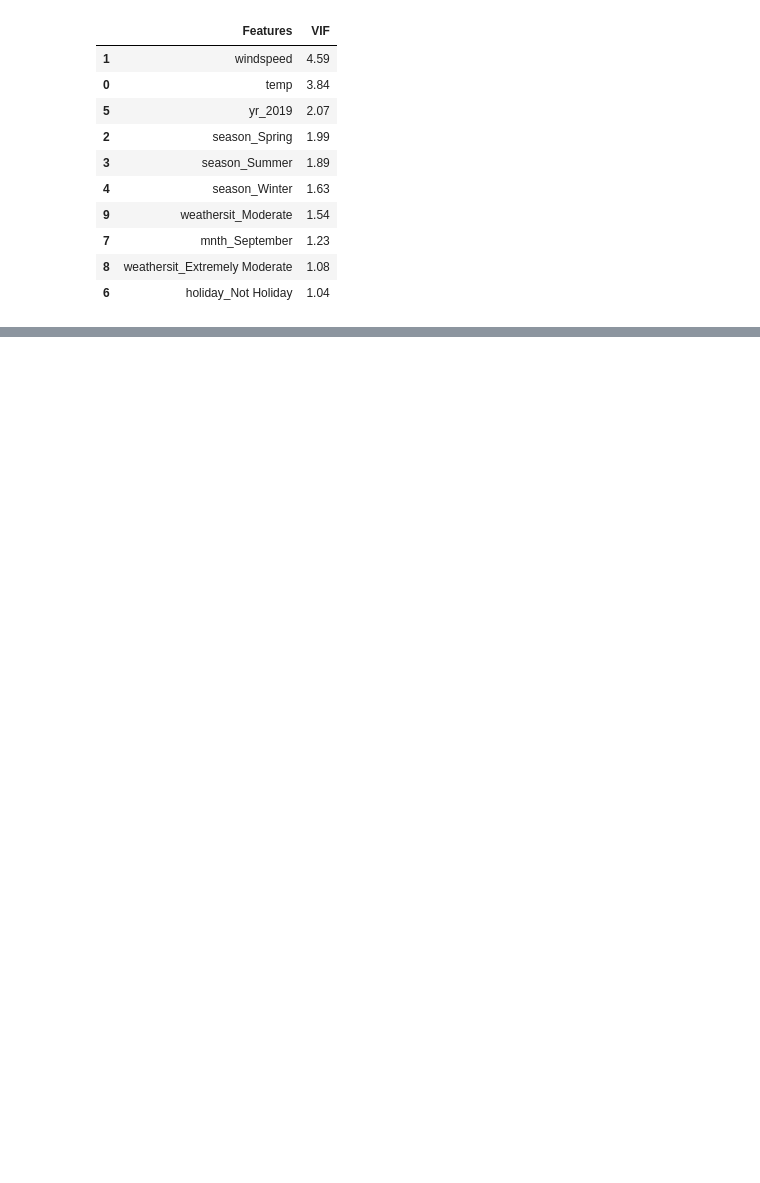
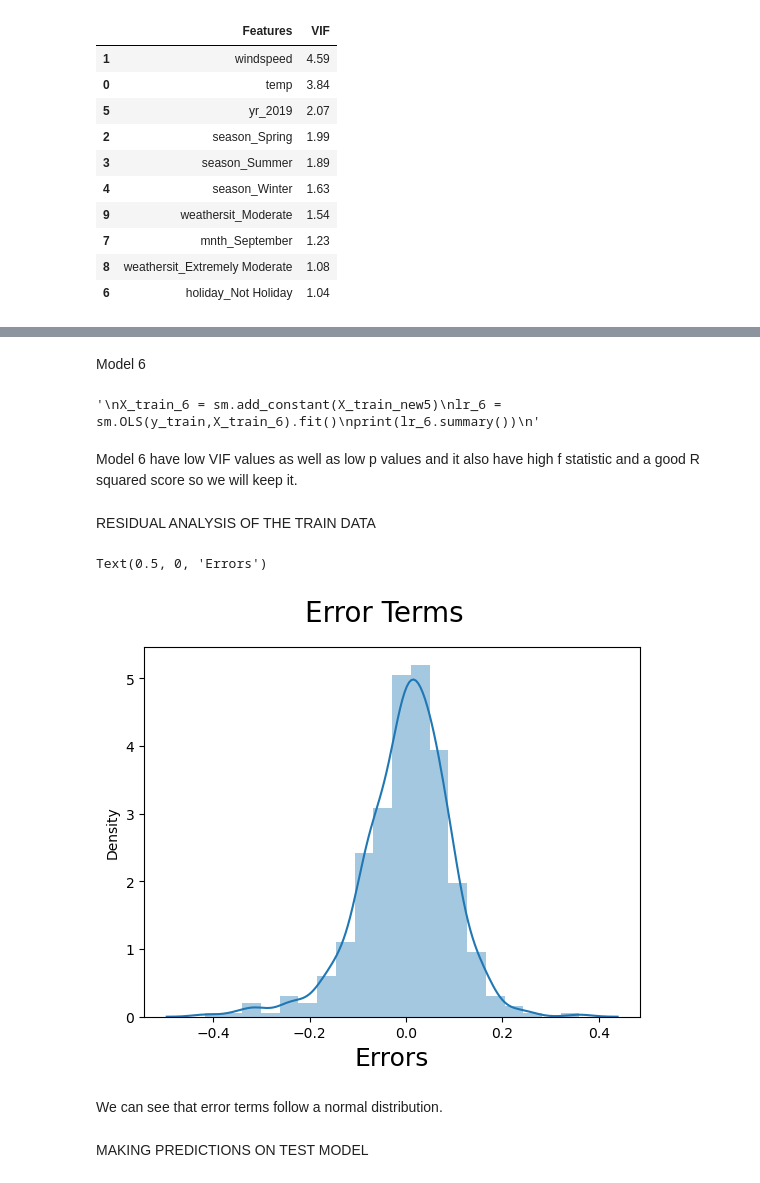
Before and after one commit to ria08/bike_sharing_linear_regression, a Jupyter notebook: bike_sharing_assignment.ipynb, the cells around one changed output, grey strips where cells are left out. Saved outputs shown, nothing was run; the diff lists cells and outputs as text; code cells hidden in the pictures; blank space fills up the shorter version.

Commit message:
finalised the model and tested the data

```diff
--- a/bike_sharing_assignment.ipynb
+++ b/bike_sharing_assignment.ipynb
@@ -519,8 +518,7 @@ mnth_November has high p value so we drop it first then move on to calculate VIF
 # %%
-'''
-X_train_new3 = X_train_new2.drop(['mnth_November'], axis = 1)
+
+X_train_new3 = X_train_new2.drop(['mnth_January'], axis = 1)
 VIF_calculate(X_train_new3)
-'''
 # %% [output]
 |  | Features | VIF |
 | 0 | temp | 5.09 |
@@ -607,0 +611,29 @@ We can consider this as final model with 10 variables as overall statistics seem
+# %% [markdown]
+Model 6
+# %%
+'''
+X_train_6 = sm.add_constant(X_train_new5)
+lr_6 = sm.OLS(y_train,X_train_6).fit()
+print(lr_6.summary())
+'''
+# %% [output]
+'\nX_train_6 = sm.add_constant(X_train_new5)\nlr_6 = sm.OLS(y_train,X_train_6).fit()\nprint(lr_6.summary())\n'
+# %% [markdown]
+Model 6 have low VIF values as well as low p values and it also have high f statistic and a good R squared score so we will keep it.
+# %% [markdown]
+RESIDUAL ANALYSIS OF THE TRAIN DATA
+# %%
+y_train_cnt = lr_5.predict(X_train_5)
+# %%
+# Plot the histogram of the error terms
+fig = plt.figure()
+sns.distplot((y_train - y_train_cnt), bins = 20)
+fig.suptitle('Error Terms', fontsize = 20)                  # Plot heading
+plt.xlabel('Errors', fontsize = 18)
+# %% [output]
+Text(0.5, 0, 'Errors')
+[figure, added]
+# %% [markdown]
+We can see that error terms follow a normal distribution.
+# %% [markdown]
+MAKING PREDICTIONS ON TEST MODEL
```
Also changed, not shown: parts of 19 cells of this notebook, 1 other file.
